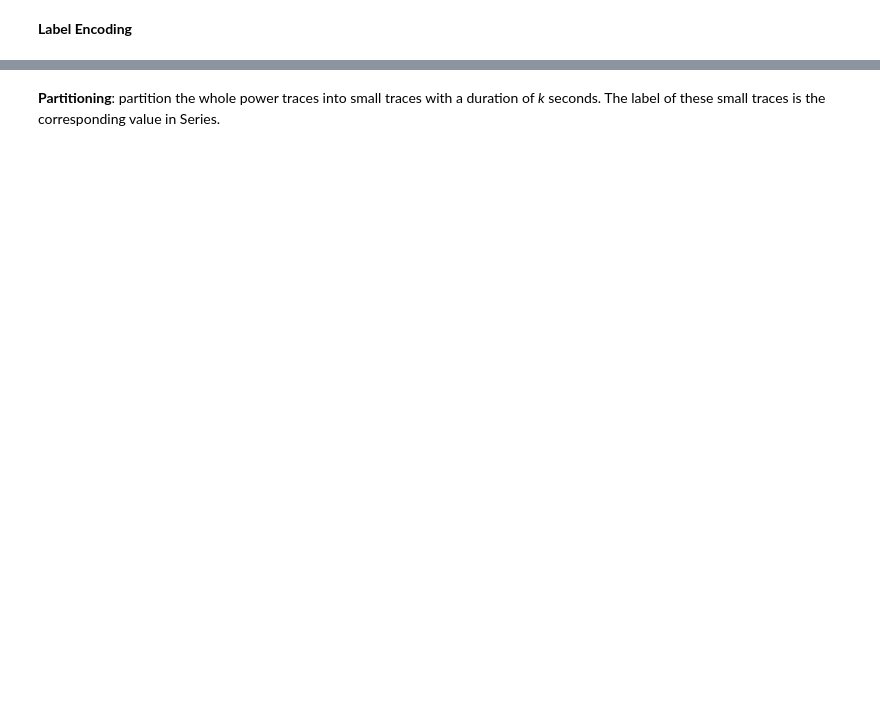
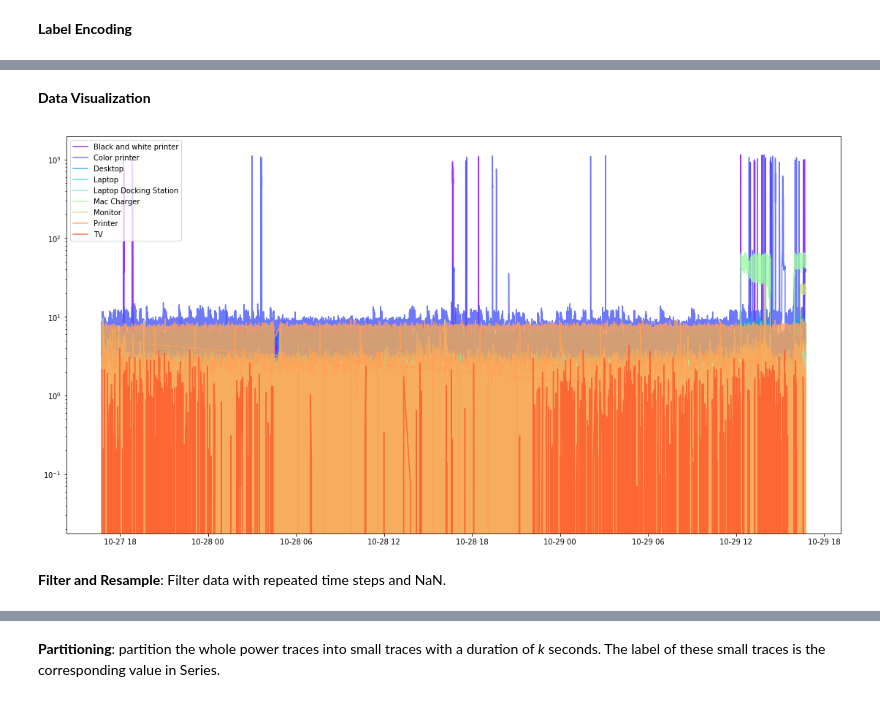
Before and after one commit to Enihsuns/Power-traces-analysis, a Jupyter notebook: python/main.ipynb, the cells around one changed output, grey strips where cells are left out. Drawn from its saved outputs; the diff is of its cells as text; code cells hidden in the pictures; blank space fills up the shorter version.

```diff
--- a/python/main.ipynb
+++ b/python/main.ipynb
@@ -21,3 +21,5 @@ Using TensorFlow backend.
+# %%
+mpl.rcParams['agg.path.chunksize'] = 10000
 # %% [markdown]
 ## 1. Data Preprocessing
 
@@ -61,0 +72,22 @@ data['Series'] = encoder.fit_transform(data['Series'])
+# %% [markdown]
+**Data Visualization**
+# %%
+color = iter(plt.cm.rainbow(np.linspace(0,1,10)))
+
+plt.figure(figsize=(19,10))
+
+for cur_class in range(len(encoder.classes_)):
+    c = next(color)
+    indices = np.where(data['Series'] == cur_class)
+    time = np.array(data.loc[indices[0], ['Time']])
+    value = np.array(data.loc[indices[0], ['Value']])
+
+    plt.plot(time, value, c=c, label=encoder.classes_[cur_class], alpha=0.8)
+
+plt.yscale('log')
+plt.legend()
+plt.show()
+# %% [output]
+[figure, added]
+# %% [markdown]
+**Filter and Resample**: Filter data with repeated time steps and NaN.
```
Also changed, not shown: parts of 26 cells of this notebook.
